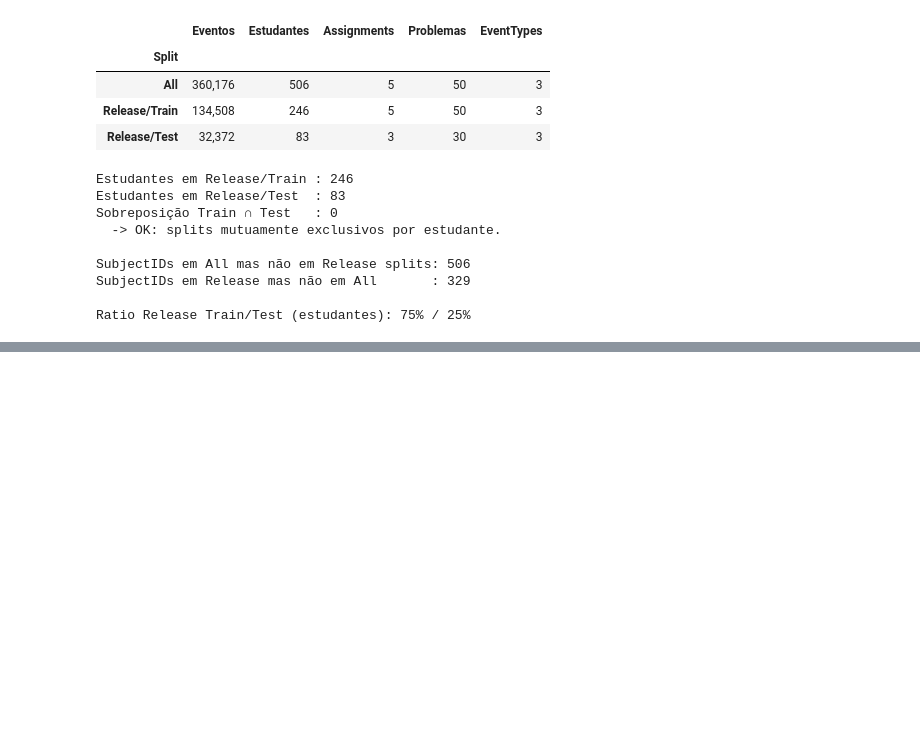
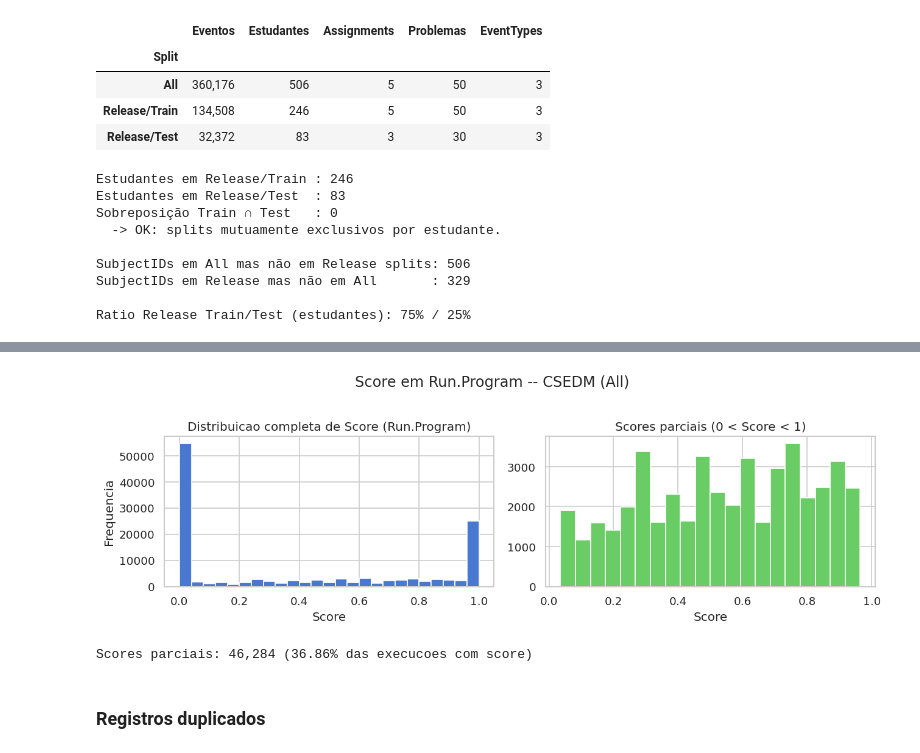
Before and after one commit to scuiki/tcc.edm.kt, a Jupyter notebook: notebooks/01_eda.ipynb, the cells around one changed output, grey strips where cells are left out. Saved outputs shown, nothing was run; the diff lists cells and outputs as text; code cells hidden in the pictures; blank space fills up the shorter version.

```diff
--- a/notebooks/01_eda.ipynb
+++ b/notebooks/01_eda.ipynb
@@ -217,0 +339,14 @@ Ratio Release Train/Test (estudantes): 75% / 25%
+# %%
+# Confirmar que Score so existe em Run.Program
+score_by_event = (
+    all_main.groupby('EventType')['Score']
+    .agg(total='count', com_score=lambda s: s.notna().sum())
+    .assign(pct_com_score=lambda d: (d['com_score'] / d['total'] * 100).round(1))
+)
+display(score_by_event)
+
+runs = all_main[all_main['EventType'] == 'Run.Program'].copy()
+print(f'\nRun.Program com Score nao-nulo: {runs["Score"].notna().sum():,} ({runs["Score"].notna().mean()*100:.1f}%)')
+print(f'Score fora de [0,1]:            {((runs["Score"] < 0) | (runs["Score"] > 1)).sum()}')
+print(f'Score == 1.0 (correto):         {(runs["Score"] == 1.0).sum():,} ({(runs["Score"] == 1.0).mean()*100:.2f}%)')
+print(f'Score parcial (0 < s < 1):      {((runs["Score"] > 0) & (runs["Score"] < 1)).sum():,}')
@@ -217,0 +363,25 @@ Ratio Release Train/Test (estudantes): 75% / 25%
+# %%
+scores  = runs['Score'].dropna()
+partial = scores[(scores > 0) & (scores < 1)]
+
+fig, axes = plt.subplots(1, 2, figsize=(11, 3.5))
+
+axes[0].hist(scores, bins=25, color=sns.color_palette('muted')[0], edgecolor='white')
+axes[0].set_xlabel('Score')
+axes[0].set_ylabel('Frequencia')
+axes[0].set_title('Distribuicao completa de Score (Run.Program)')
+
+axes[1].hist(partial, bins=20, color=sns.color_palette('muted')[2], edgecolor='white')
+axes[1].set_xlabel('Score')
+axes[1].set_title('Scores parciais (0 < Score < 1)')
+
+plt.suptitle('Score em Run.Program -- CSEDM (All)', y=1.02)
+plt.tight_layout()
+plt.show()
+
+print(f'Scores parciais: {len(partial):,} ({len(partial)/len(scores)*100:.2f}% das execucoes com score)')
+# %% [output]
+[figure, added]
+Scores parciais: 46,284 (36.86% das execucoes com score)
+# %% [markdown]
+### Registros duplicados
```
Also changed, not shown: parts of 27 cells of this notebook, 5 other files.
